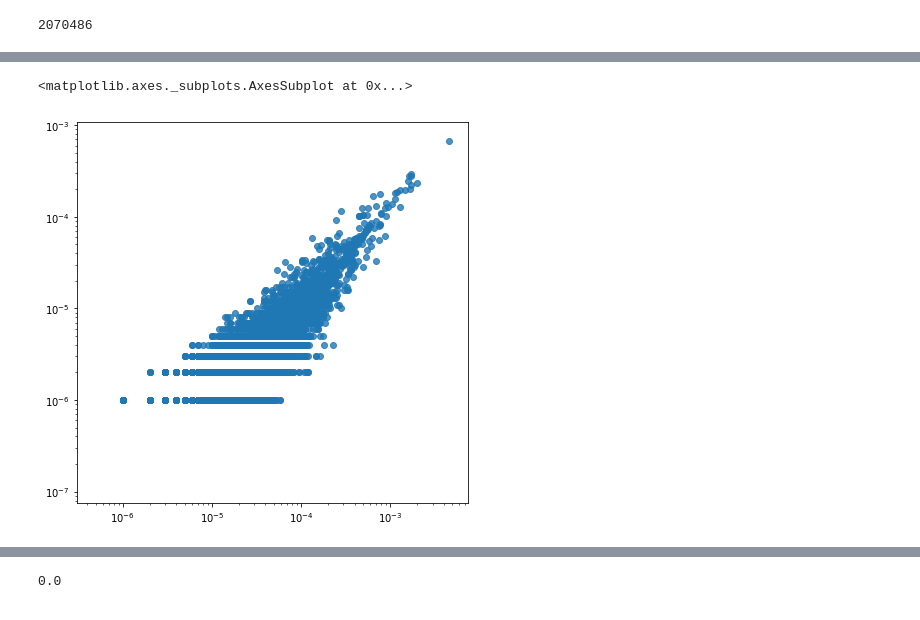
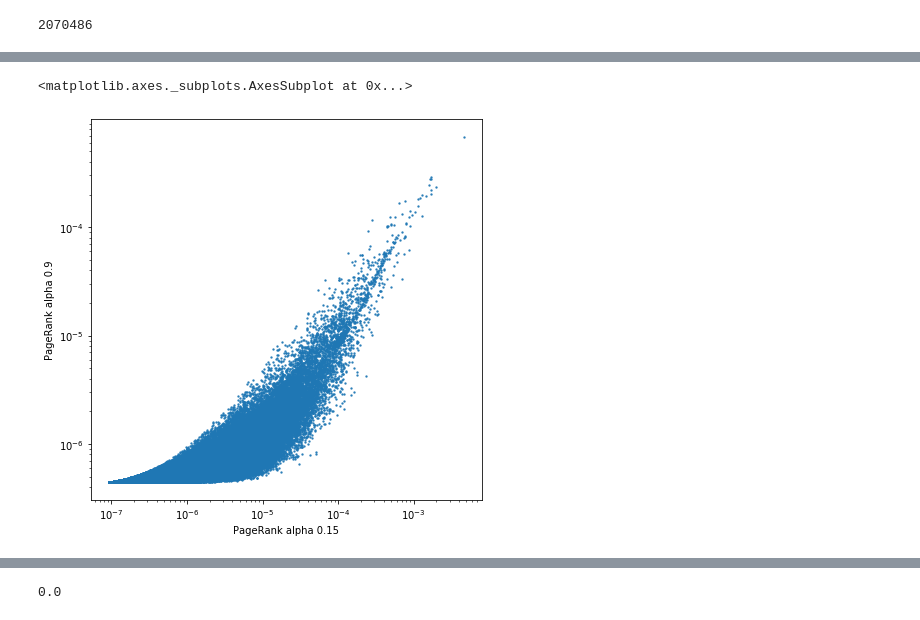
Before and after one commit to OphelieBl/RO, a Jupyter notebook: PageRank.ipynb, the cells around one changed output, grey strips where cells are left out. Saved outputs shown, nothing was run; the diff lists cells and outputs as text; code cells hidden in the pictures.

```diff
--- a/PageRank.ipynb
+++ b/PageRank.ipynb
@@ -105,7 +108,8 @@ sns.regplot(L15, L9, fit_reg=False)
 # %%
 f, ax = plt.subplots(figsize=(7, 7))
 ax.set(xscale="log", yscale="log")
-sns.regplot(L15, L9, fit_reg=False)
+ax.set(xlabel='PageRank alpha 0.15', ylabel='PageRank alpha 0.9')
+sns.regplot(L15, L9, fit_reg=False, scatter_kws={'s':2})
 # %% [output]
 <matplotlib.axes._subplots.AxesSubplot at 0x...>
-[figure, old version]
+[figure, new version]
```
Also changed, not shown: parts of 17 cells of this notebook, 7 other files.
